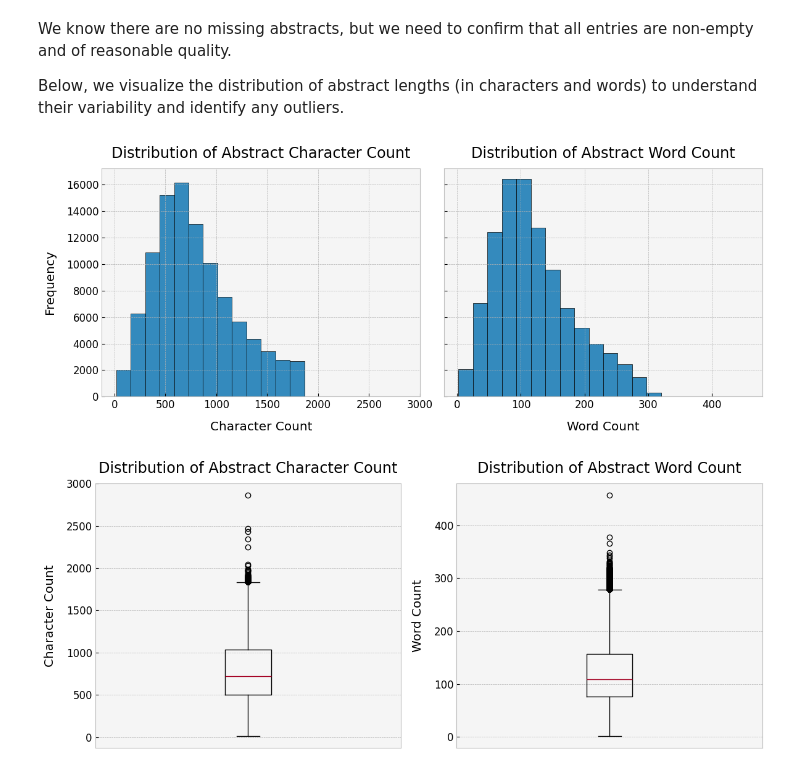
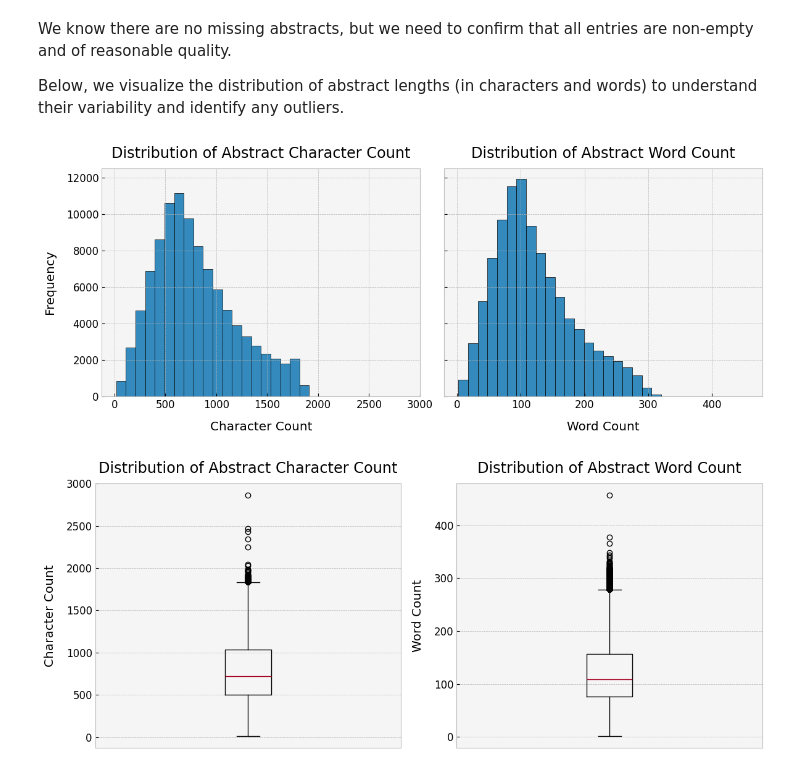
Before and after one commit to nadrajak/arxiv-semantic-search, a Jupyter notebook: notebooks/0-arxiv-exploration.ipynb, the cells around one changed output. Saved outputs shown, nothing was run; the diff lists cells and outputs as text; code cells hidden in the pictures.

```diff
--- a/notebooks/0-arxiv-exploration.ipynb
+++ b/notebooks/0-arxiv-exploration.ipynb
@@ -234,18 +248,18 @@ data["abstract_word_count"] = data["abstract"].str.split().str.len()
 # %%
 fig, axes = plt.subplots(1, 2, figsize=(12, 5), sharey=True)
 
-axes[0].hist(data["abstract_char_count"], bins=20, edgecolor="black")
+axes[0].hist(data["abstract_char_count"], bins=30, edgecolor="black")
 axes[0].set_title("Distribution of Abstract Character Count")
 axes[0].set_xlabel("Character Count")
 axes[0].set_ylabel("Frequency")
 
-axes[1].hist(data["abstract_word_count"], bins=20, edgecolor="black")
+axes[1].hist(data["abstract_word_count"], bins=30, edgecolor="black")
 axes[1].set_title("Distribution of Abstract Word Count")
 axes[1].set_xlabel("Word Count")
 
 plt.tight_layout()
 # %% [output]
-[figure, old version]
+[figure, new version]
 # %%
 fig, axes = plt.subplots(1, 2, figsize=(12, 5))
 
```
Also changed, not shown: parts of 55 cells of this notebook, 2 other files.
